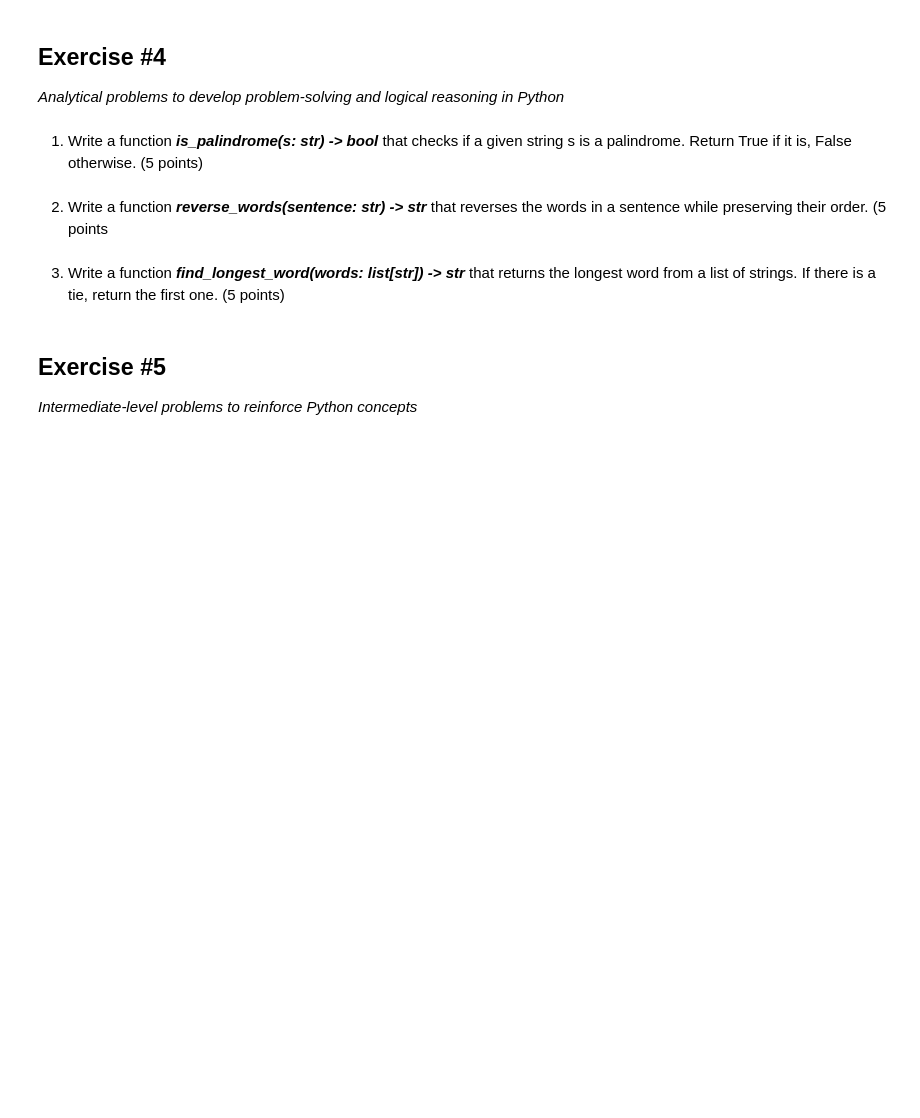
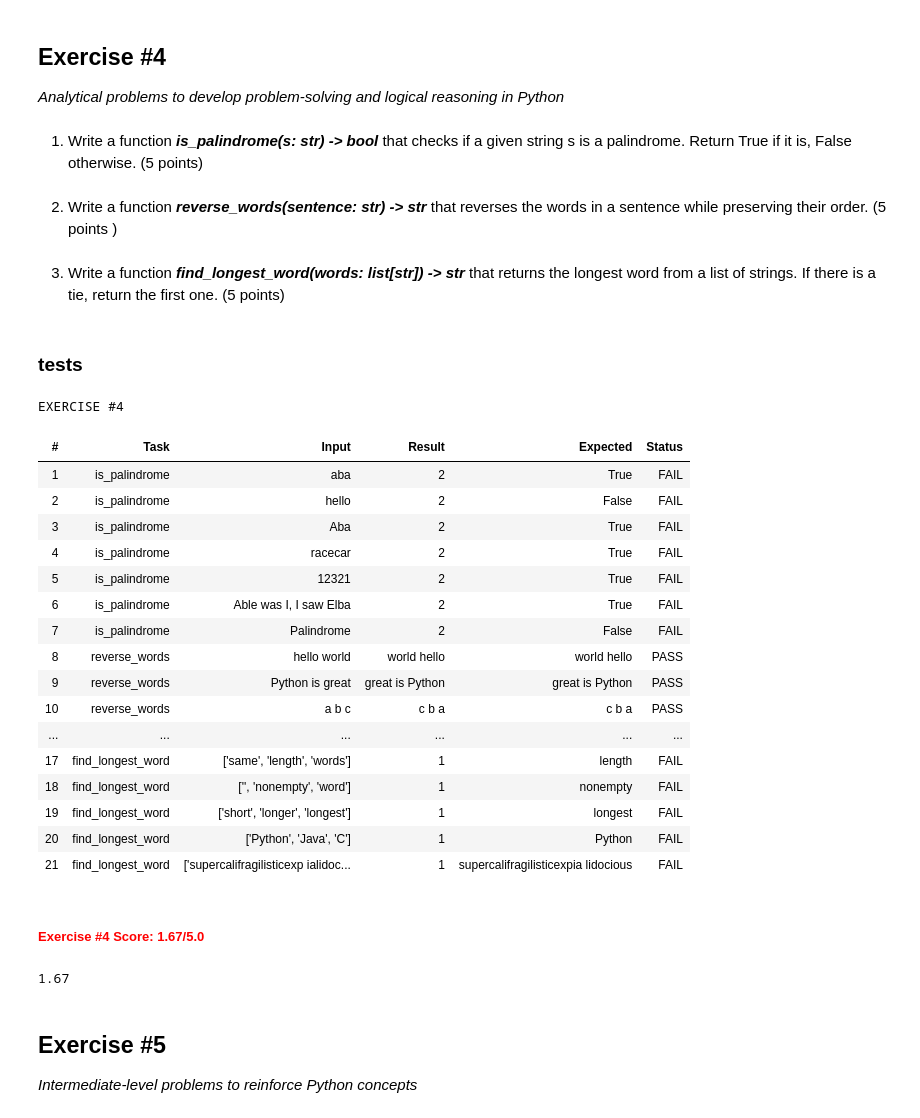
Before and after one commit to Anacha1304/Workshop-1, a Jupyter notebook: Workshop #1 - Answers.ipynb, the cells around one changed output. Drawn from its saved outputs; the diff is of its cells as text; code cells hidden in the pictures; blank space fills up the shorter version.

```diff
--- a/Workshop #1 - Answers.ipynb
+++ b/Workshop #1 - Answers.ipynb
@@ -190,12 +264,55 @@ in Python*
 # %% [markdown]
 1. Write a function ***is_palindrome(s: str) -> bool*** that checks if a given string s is a
 palindrome. Return True if it is, False otherwise. (5 points)
+# %%
+def is_palindrome(s:str):
+    return 2
 # %% [markdown]
 2. Write a function ***reverse_words(sentence: str) -> str*** that reverses the words in a
-sentence while preserving their order. (5 points
+sentence while preserving their order. (5 points )
+# %%
+def reverse_words(sentence:str):
+    # Split the sentence into a list of words (removing extra spaces)
+    sentenceSplit = sentence.split()
+    # Reverse the order of the words in the list
+    reversed_sentence = sentenceSplit[::-1]
+    # Join the words back into a string with spaces in between
+    return " ".join(reversed_sentence)
 # %% [markdown]
 3. Write a function ***find_longest_word(words: list[str]) -> str*** that returns the longest
 word from a list of strings. If there is a tie, return the first one. (5 points)
+# %%
+def find_longest_word(words:list[str]):
+    return 1
+# %% [markdown]
+### tests
+# %%
+test_exercise_4(
+    is_palindrome=is_palindrome,
+    reverse_words=reverse_words,
+    find_longest_word=find_longest_word
+)
+# %% [output]
+EXERCISE #4
+| # | Task | Input | Result | Expected | Status |
+| 1 | is_palindrome | aba | 2 | True | FAIL |
+| 2 | is_palindrome | hello | 2 | False | FAIL |
+| 3 | is_palindrome | Aba | 2 | True | FAIL |
+| 4 | is_palindrome | racecar | 2 | True | FAIL |
+| 5 | is_palindrome | 12321 | 2 | True | FAIL |
+| 6 | is_palindrome | Able was I, I saw Elba | 2 | True | FAIL |
+| 7 | is_palindrome | Palindrome | 2 | False | FAIL |
+| 8 | reverse_words | hello world | world hello | world hello | PASS |
+| 9 | reverse_words | Python is great | great is Python | great is Python | PASS |
+| 10 | reverse_words | a b c | c b a | c b a | PASS |
+| ... | ... | ... | ... | ... | ... |
+| 17 | find_longest_word | ['same', 'length', 'words'] | 1 | length | FAIL |
+| 18 | find_longest_word | ['', 'nonempty', 'word'] | 1 | nonempty | FAIL |
+| 19 | find_longest_word | ['short', 'longer', 'longest'] | 1 | longest | FAIL |
+| 20 | find_longest_word | ['Python', 'Java', 'C'] | 1 | Python | FAIL |
+| 21 | find_longest_word | ['supercalifragilisticexp ialidoc... | 1 | supercalifragilisticexpia lidocious | FAIL |
+Exercise #4 Score: 1.67/5.0
+1.67
 # %% [markdown]
 ## Exercise #5
 
```
Also changed, not shown: parts of 18 cells of this notebook.
